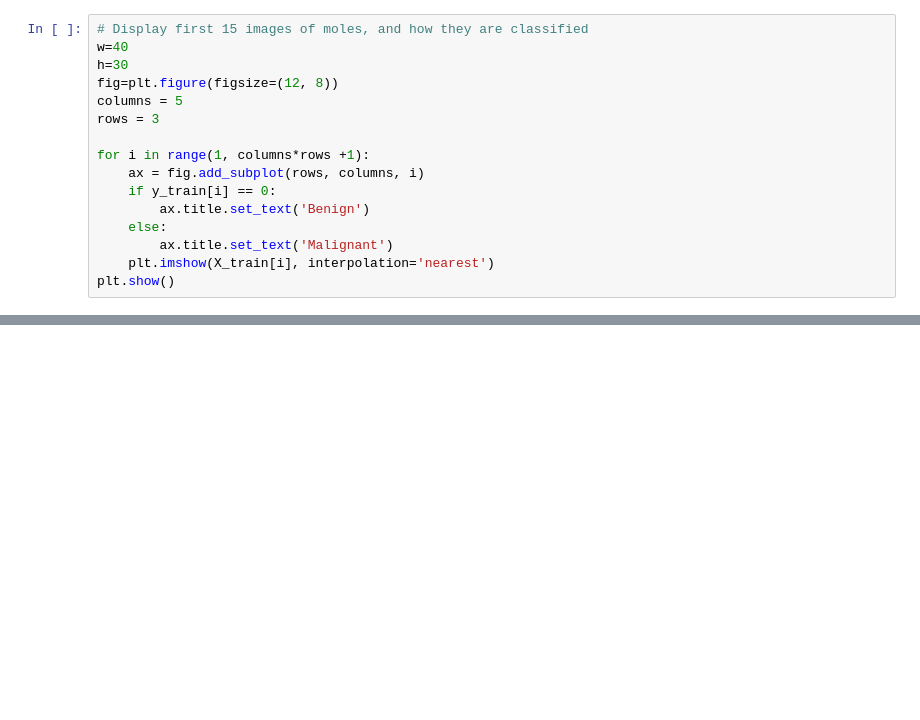
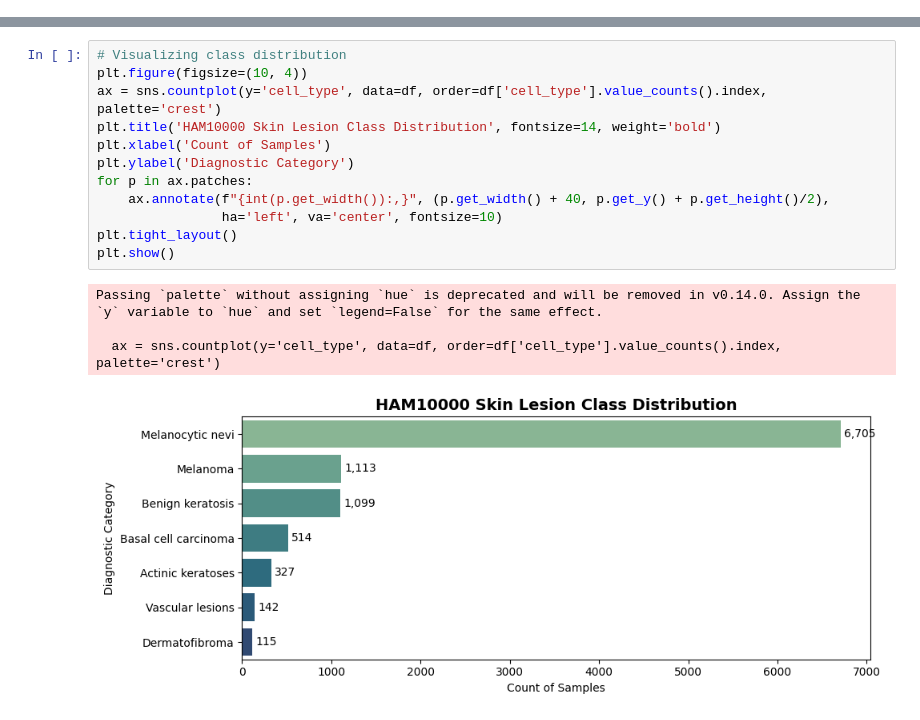
Before and after one commit to Bhawesh-007/MedSynapse, a Jupyter notebook: notebooks/Final_Skin_Cancer_Prediction.ipynb, the cells around one changed output, grey strips where cells are left out. Saved outputs shown, nothing was run; the diff lists cells and outputs as text; blank space fills up the shorter version.

Commit message:
Configure Final_Skin_Cancer_Prediction notebook for HAM10000 (kmader/skin-cancer-mnist-ham10000) 7-class ResNet-50 pipeline

```diff
--- a/notebooks/Final_Skin_Cancer_Prediction.ipynb
+++ b/notebooks/Final_Skin_Cancer_Prediction.ipynb
@@ -164,16 +40,0 @@ print(f'Classes: 0: Benign ({len(y_benign)} train, {len(y_benign_test)} test) |
-# %%
-# Display first 15 images of moles, and how they are classified
-w=40
-h=30
-fig=plt.figure(figsize=(12, 8))
-columns = 5
-rows = 3
-
-for i in range(1, columns*rows +1):
-    ax = fig.add_subplot(rows, columns, i)
-    if y_train[i] == 0:
-        ax.title.set_text('Benign')
-    else:
-        ax.title.set_text('Malignant')
-    plt.imshow(X_train[i], interpolation='nearest')
-plt.show()
@@ -348,0 +144,17 @@ The CNN above is not a very sophisticated model, thus the resnet50, is also trie
+# %%
+# Visualizing class distribution
+plt.figure(figsize=(10, 4))
+ax = sns.countplot(y='cell_type', data=df, order=df['cell_type'].value_counts().index, palette='crest')
+plt.title('HAM10000 Skin Lesion Class Distribution', fontsize=14, weight='bold')
+plt.xlabel('Count of Samples')
+plt.ylabel('Diagnostic Category')
+for p in ax.patches:
+    ax.annotate(f"{int(p.get_width()):,}", (p.get_width() + 40, p.get_y() + p.get_height()/2),
+                ha='left', va='center', fontsize=10)
+plt.tight_layout()
+plt.show()
+# %% [output]
+Passing `palette` without assigning `hue` is deprecated and will be removed in v0.14.0. Assign the `y` variable to `hue` and set `legend=False` for the same effect.
+
+  ax = sns.countplot(y='cell_type', data=df, order=df['cell_type'].value_counts().index, palette='crest')
+[figure, added]
```
Also changed, not shown: parts of 30 cells of this notebook, 3 other files.
